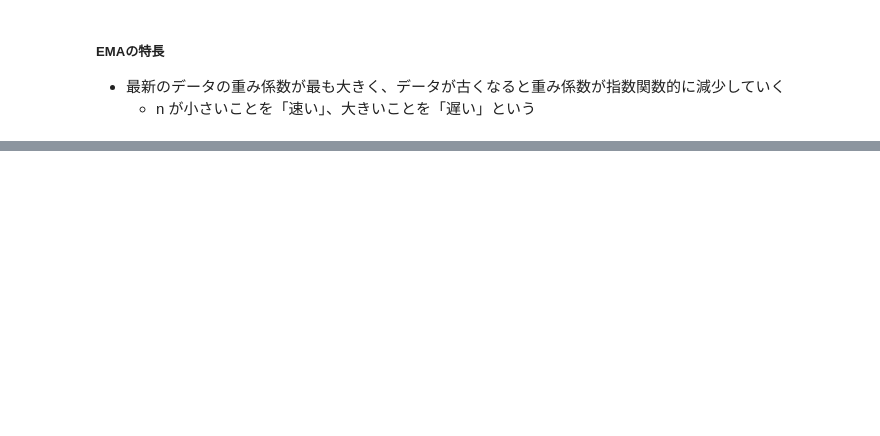
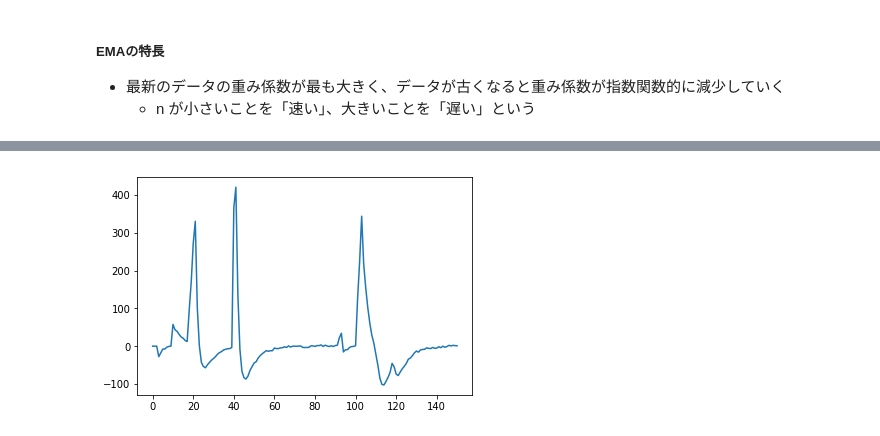
Before and after one commit to NPoi/onsha_heisha-webdataml, a Jupyter notebook: Chapter2.ipynb, the cells around one changed output, grey strips where cells are left out. Saved outputs shown, nothing was run; the diff lists cells and outputs as text; code cells hidden in the pictures; blank space fills up the shorter version.

```diff
--- a/Chapter2.ipynb
+++ b/Chapter2.ipynb
@@ -167,0 +203,9 @@ $$
+# %%
+# 上で使ったデータから、MACD(3, 10)を表示させる
+ema3 = [500,500,500] + [ ema(i, 3, data) for i in range(3, 151)]
+ema10 = pd.Series([500]*10 + [ ema(i, 10, data) for i in range(10, 151)])
+macd3_10 = [ ema3[i] - ema10[i] for i in range(151) ]
+plt.plot(pd.Series(macd3_10))
+plt.show()
+# %% [output]
+[figure, added]
```
Also changed, not shown: parts of 4 cells of this notebook, 1 other file.
